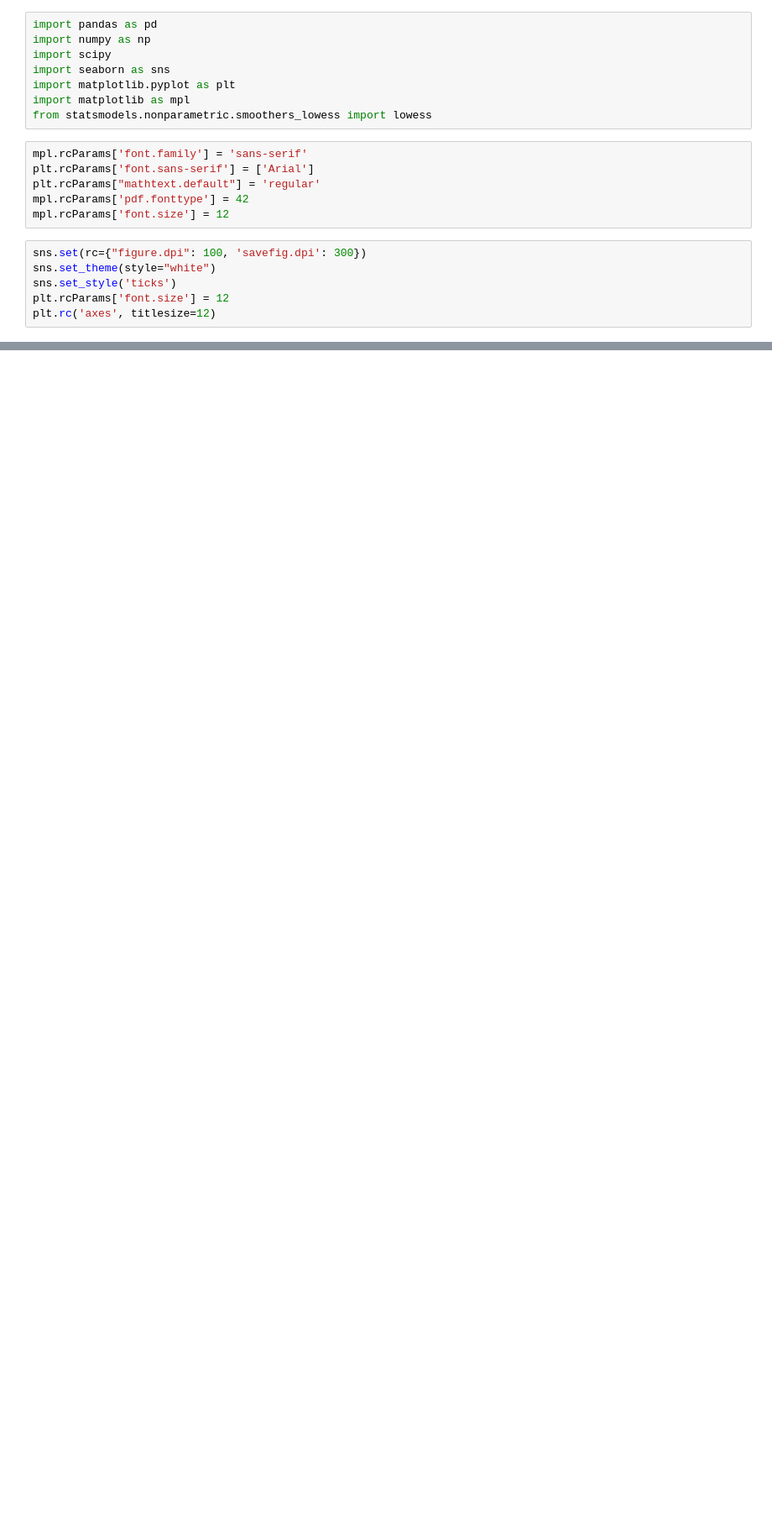
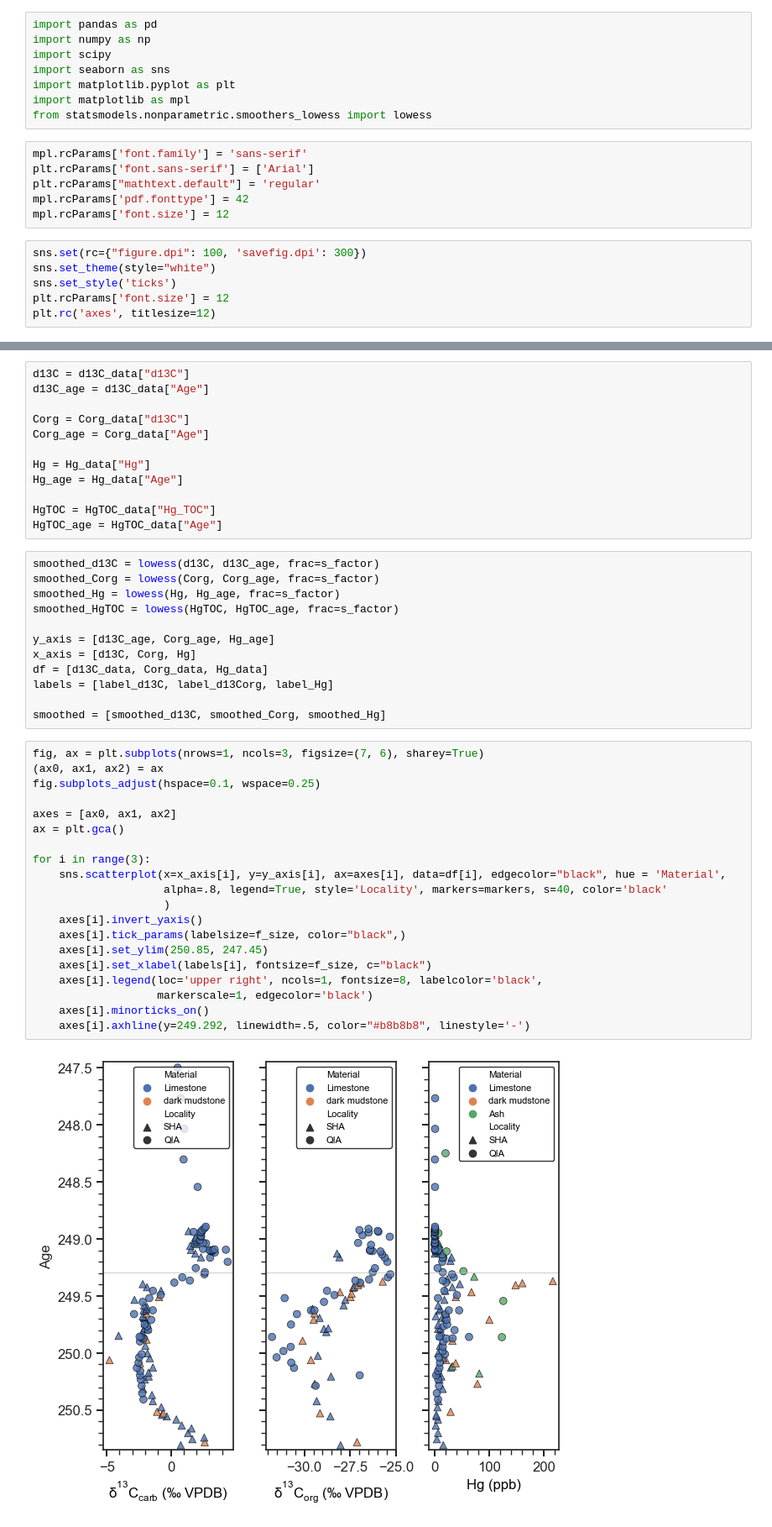
Before and after one commit to oluwaseun-edward/notebooks, a Jupyter notebook: Aged_plots.ipynb, the cells around one changed output, grey strips where cells are left out. Shown at 84% size. Saved outputs shown, nothing was run; the diff lists cells and outputs as text; blank space fills up the shorter version.

```diff
--- a/Aged_plots.ipynb
+++ b/Aged_plots.ipynb
@@ -109,0 +178,46 @@ meta NOT subset; don't know how to subset; dropped
+# %%
+d13C = d13C_data["d13C"]
+d13C_age = d13C_data["Age"]
+
+Corg = Corg_data["d13C"]
+Corg_age = Corg_data["Age"]
+
+Hg = Hg_data["Hg"]
+Hg_age = Hg_data["Age"]
+
+HgTOC = HgTOC_data["Hg_TOC"]
+HgTOC_age = HgTOC_data["Age"]
+# %%
+smoothed_d13C = lowess(d13C, d13C_age, frac=s_factor)
+smoothed_Corg = lowess(Corg, Corg_age, frac=s_factor)
+smoothed_Hg = lowess(Hg, Hg_age, frac=s_factor)
+smoothed_HgTOC = lowess(HgTOC, HgTOC_age, frac=s_factor)
+
+y_axis = [d13C_age, Corg_age, Hg_age]
+x_axis = [d13C, Corg, Hg]
+df = [d13C_data, Corg_data, Hg_data]
+labels = [label_d13C, label_d13Corg, label_Hg]
+
+smoothed = [smoothed_d13C, smoothed_Corg, smoothed_Hg]
+# %%
+fig, ax = plt.subplots(nrows=1, ncols=3, figsize=(7, 6), sharey=True)
+(ax0, ax1, ax2) = ax
+fig.subplots_adjust(hspace=0.1, wspace=0.25)
+
+axes = [ax0, ax1, ax2]
+ax = plt.gca()
+
+for i in range(3):
+    sns.scatterplot(x=x_axis[i], y=y_axis[i], ax=axes[i], data=df[i], edgecolor="black", hue = 'Material',
+                    alpha=.8, legend=True, style='Locality', markers=markers, s=40, color='black'
+                    )
+    axes[i].invert_yaxis()
+    axes[i].tick_params(labelsize=f_size, color="black",)
+    axes[i].set_ylim(250.85, 247.45)
+    axes[i].set_xlabel(labels[i], fontsize=f_size, c="black")
+    axes[i].legend(loc='upper right', ncols=1, fontsize=8, labelcolor='black',
+                   markerscale=1, edgecolor='black')
+    axes[i].minorticks_on()
+    axes[i].axhline(y=249.292, linewidth=.5, color="#b8b8b8", linestyle='-')
+# %% [output]
+[figure, added]
```
Also changed, not shown: parts of 9 cells of this notebook, 4 other files.
